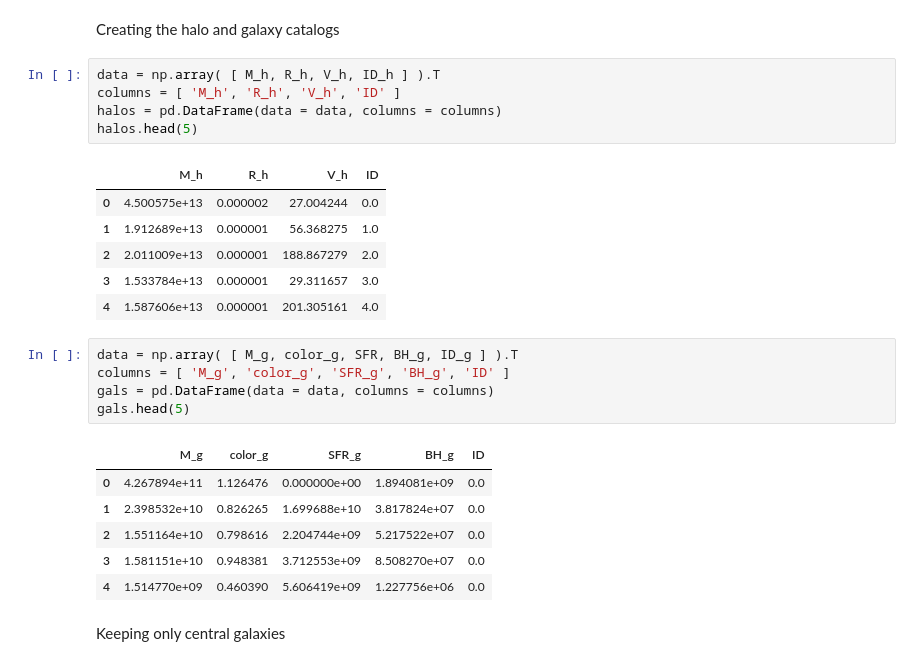
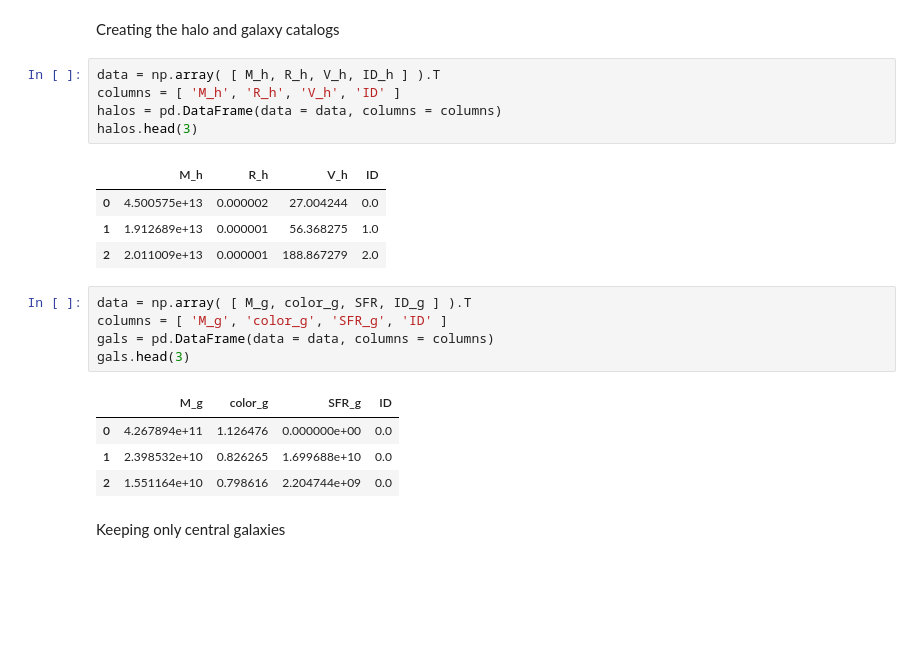
Before and after one commit to natalidesanti/halo-galaxy_connection-tutorial, a Jupyter notebook: notebooks/handling_data.ipynb, the cells around one changed output. Drawn from its saved outputs; the diff is of its cells as text; blank space fills up the shorter version.

```diff
--- a/notebooks/handling_data.ipynb
+++ b/notebooks/handling_data.ipynb
@@ -92,26 +96,22 @@ Creating the halo and galaxy catalogs
 data = np.array( [ M_h, R_h, V_h, ID_h ] ).T
 columns = [ 'M_h', 'R_h', 'V_h', 'ID' ]
 halos = pd.DataFrame(data = data, columns = columns)
-halos.head(5)
+halos.head(3)
 # %% [output]
 |  | M_h | R_h | V_h | ID |
 | 0 | 4.500575e+13 | 0.000002 | 27.004244 | 0.0 |
 | 1 | 1.912689e+13 | 0.000001 | 56.368275 | 1.0 |
 | 2 | 2.011009e+13 | 0.000001 | 188.867279 | 2.0 |
-| 3 | 1.533784e+13 | 0.000001 | 29.311657 | 3.0 |
-| 4 | 1.587606e+13 | 0.000001 | 201.305161 | 4.0 |
 # %%
-data = np.array( [ M_g, color_g, SFR, BH_g, ID_g ] ).T
-columns = [ 'M_g', 'color_g', 'SFR_g', 'BH_g', 'ID' ]
+data = np.array( [ M_g, color_g, SFR, ID_g ] ).T
+columns = [ 'M_g', 'color_g', 'SFR_g', 'ID' ]
 gals = pd.DataFrame(data = data, columns = columns)
-gals.head(5)
+gals.head(3)
 # %% [output]
-|  | M_g | color_g | SFR_g | BH_g | ID |
-| 0 | 4.267894e+11 | 1.126476 | 0.000000e+00 | 1.894081e+09 | 0.0 |
-| 1 | 2.398532e+10 | 0.826265 | 1.699688e+10 | 3.817824e+07 | 0.0 |
-| 2 | 1.551164e+10 | 0.798616 | 2.204744e+09 | 5.217522e+07 | 0.0 |
-| 3 | 1.581151e+10 | 0.948381 | 3.712553e+09 | 8.508270e+07 | 0.0 |
-| 4 | 1.514770e+09 | 0.460390 | 5.606419e+09 | 1.227756e+06 | 0.0 |
+|  | M_g | color_g | SFR_g | ID |
+| 0 | 4.267894e+11 | 1.126476 | 0.000000e+00 | 0.0 |
+| 1 | 2.398532e+10 | 0.826265 | 1.699688e+10 | 0.0 |
+| 2 | 1.551164e+10 | 0.798616 | 2.204744e+09 | 0.0 |
 # %% [markdown]
 Keeping only central galaxies
 # %%
```
Also changed, not shown: parts of 18 cells of this notebook, 1 other file.
